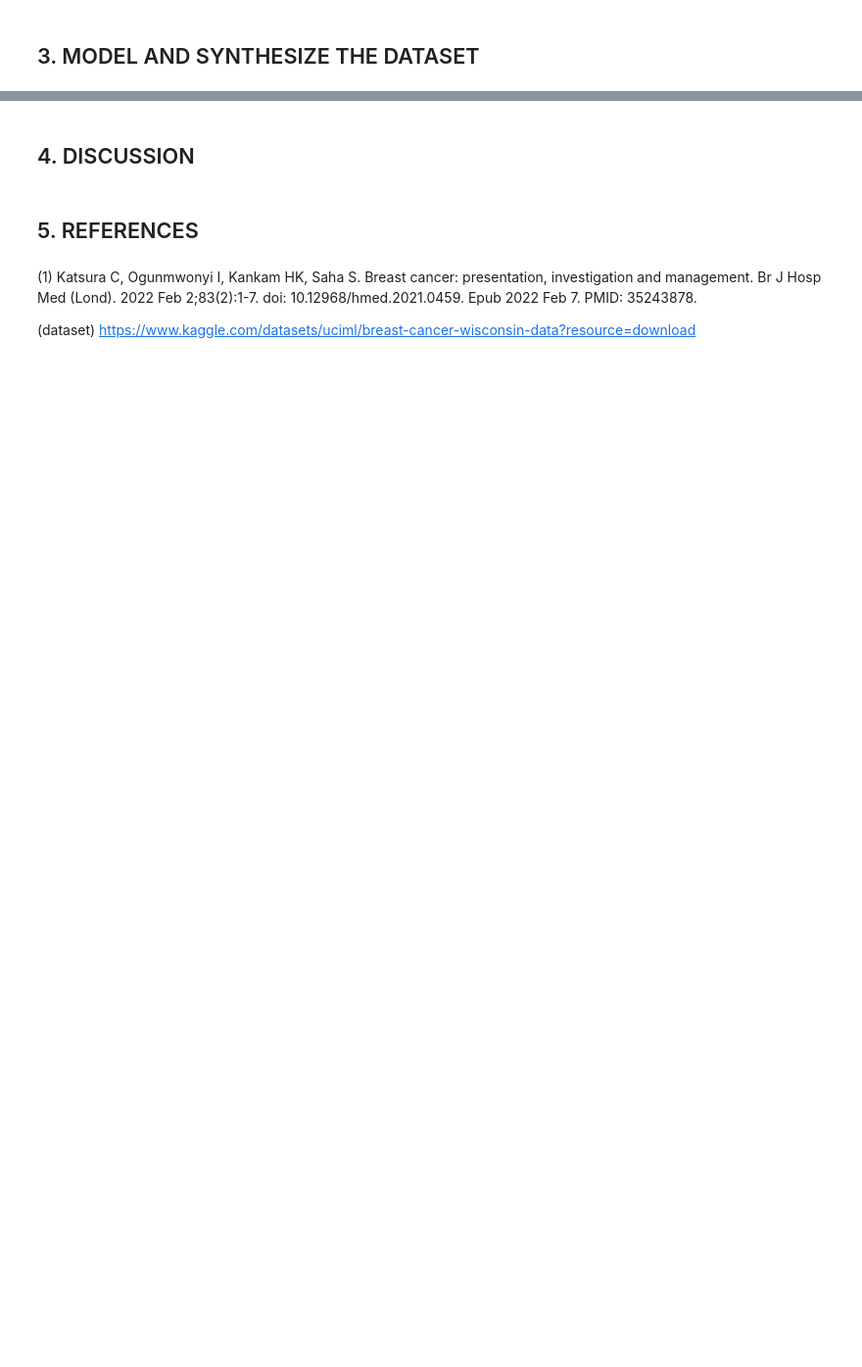
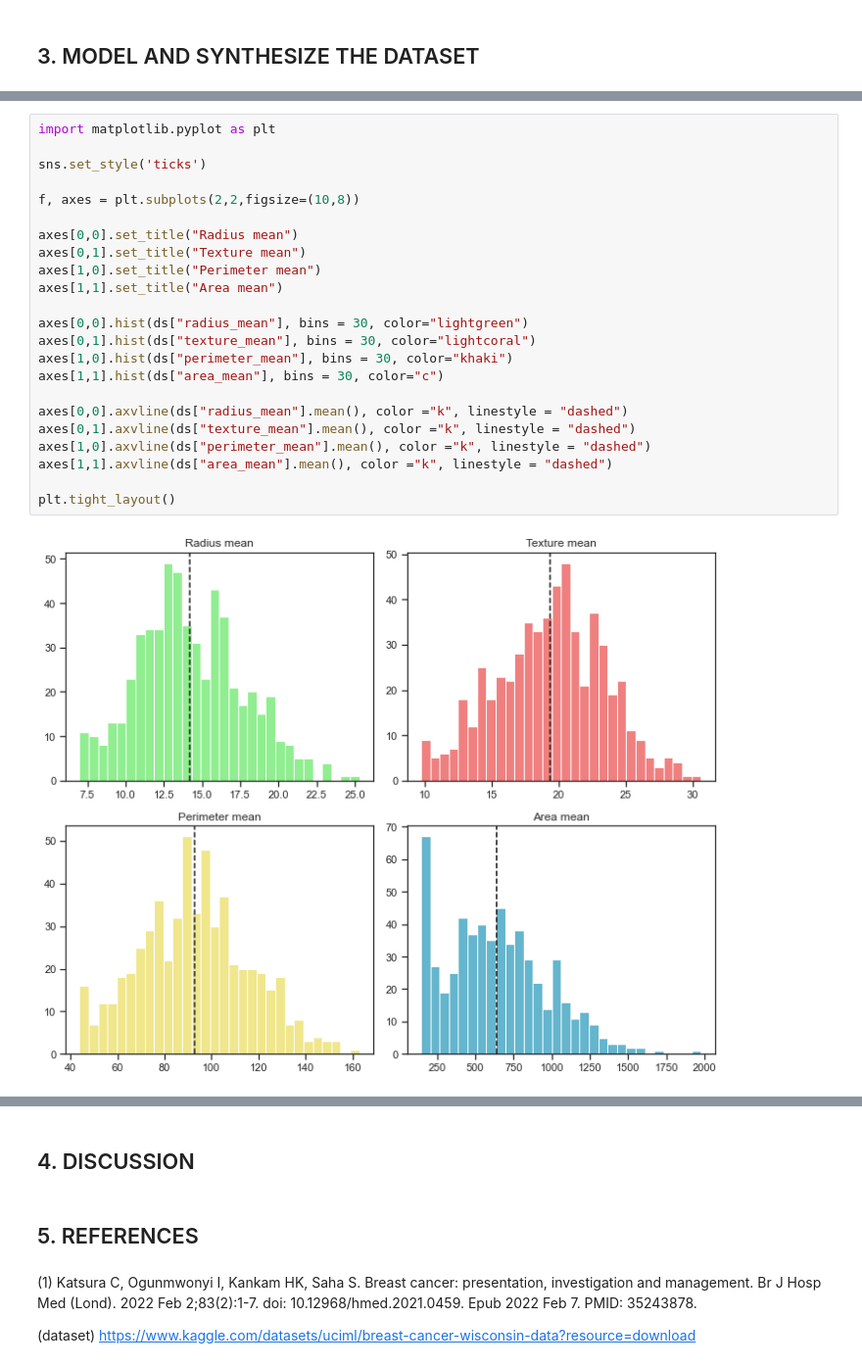
Before and after one commit to RobVergano/PDA22, a Jupyter notebook: Project 1 PDA 2022.ipynb, the cells around one changed output, grey strips where cells are left out. Shown at 98% size. Drawn from its saved outputs; the diff is of its cells as text; blank space fills up the shorter version.

```diff
--- a/Project 1 PDA 2022.ipynb
+++ b/Project 1 PDA 2022.ipynb
@@ -185,0 +155,25 @@ knn.predict([[20.57,17.77,132.90,1326.0]])
+# %%
+import matplotlib.pyplot as plt
+
+sns.set_style('ticks')
+
+f, axes = plt.subplots(2,2,figsize=(10,8))
+
+axes[0,0].set_title("Radius mean")
+axes[0,1].set_title("Texture mean")
+axes[1,0].set_title("Perimeter mean")
+axes[1,1].set_title("Area mean")
+
+axes[0,0].hist(ds["radius_mean"], bins = 30, color="lightgreen")
+axes[0,1].hist(ds["texture_mean"], bins = 30, color="lightcoral")
+axes[1,0].hist(ds["perimeter_mean"], bins = 30, color="khaki")
+axes[1,1].hist(ds["area_mean"], bins = 30, color="c")
+
+axes[0,0].axvline(ds["radius_mean"].mean(), color ="k", linestyle = "dashed")
+axes[0,1].axvline(ds["texture_mean"].mean(), color ="k", linestyle = "dashed")
+axes[1,0].axvline(ds["perimeter_mean"].mean(), color ="k", linestyle = "dashed")
+axes[1,1].axvline(ds["area_mean"].mean(), color ="k", linestyle = "dashed")
+
+plt.tight_layout()
+# %% [output]
+[figure, added]
```
Also changed, not shown: parts of 15 cells of this notebook.
